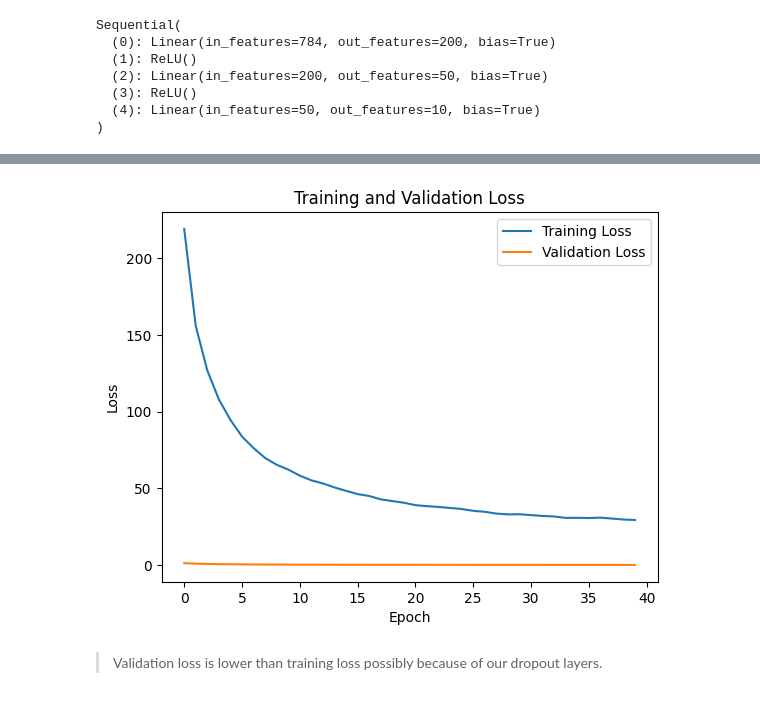
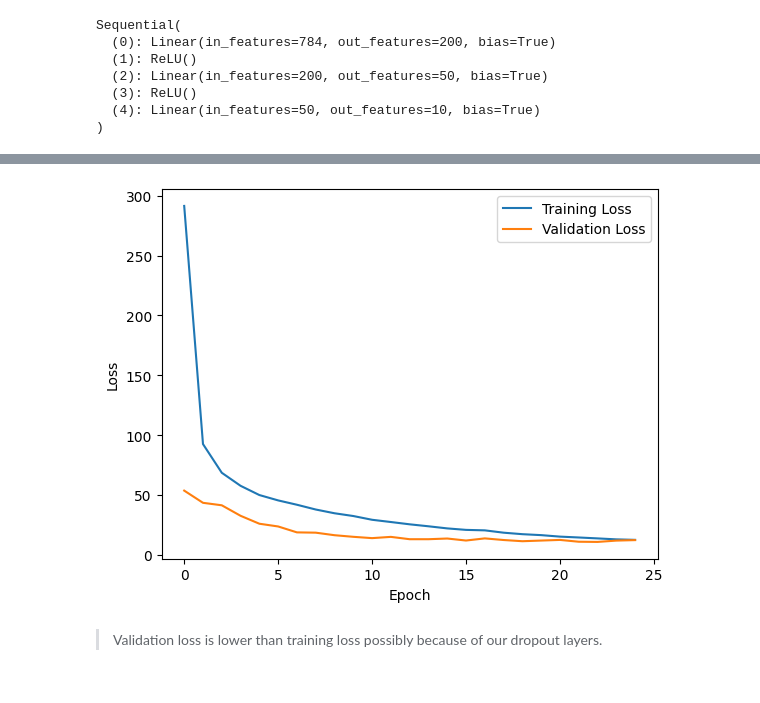
Before and after one commit to clem21chan/MNIST_Digit_Recognizer, a Jupyter notebook: Notebooks/MNIST_PyTorch.ipynb, the cells around one changed output, grey strips where cells are left out. Saved outputs shown, nothing was run; the diff lists cells and outputs as text; code cells hidden in the pictures.

```diff
--- a/Notebooks/MNIST_PyTorch.ipynb
+++ b/Notebooks/MNIST_PyTorch.ipynb
@@ -88,5 +89,5 @@ ss = StandardScaler()
 X_train = ss.fit_transform(X_train)
 
 # ONLY transform X_val
-X_val = ss.transform(X_val)
+X_test = ss.transform(X_val)
 # %% [markdown]
@@ -160,4 +164,5 @@ Now let's implement our PyTorch model through object oriented programming. We ma
 # %%
+#source from BrainStation
 class SimpleNN(nn.Module):
     """Basic multi-layer architecture."""
 
@@ -165,20 +170,26 @@ class SimpleNN(nn.Module):
         """Define the main components of the network"""
         super(SimpleNN, self).__init__()
 
+#         self.layer_1 = nn.Linear(784, 100) # transition from input into hidden layer
+#         self.activation_1 = nn.ReLU()   # Activation function
+#         self.layer_2 = nn.Linear(100, 10)  # transition from hidden layer into output
+
         self.neural_net = nn.Sequential(
-            nn.Linear(784, 256),
-            nn.BatchNorm1d(256),
+            nn.Linear(784, 300),
             nn.ReLU(),
-            nn.Dropout(p=0.5),
-            nn.Linear(256, 64),
-            nn.BatchNorm1d(64),
+            nn.Dropout(p=0.2),
+            nn.Linear(300, 100),
             nn.ReLU(),
-            nn.Dropout(p=0.5),
-            nn.Linear(64, 10)
+            nn.Dropout(p=0.2),
+            nn.Linear(100, 10)
             )
 
     def forward(self, x):
         """Perform forward pass."""
+
+        # pass through the layers
+#         hidden_1 = self.activation_1(self.layer_1(x))
+#         output = self.layer_2(hidden_1)
 
         output = self.neural_net(x)
 
@@ -202,7 +213,7 @@ class SimpleNN(nn.Module):
         return hard_class_predictions
 # %%
 ####### Setting batch size #######
-batch_size = 256
+batch_size = 128
 
 # Shuffle training set
 training_loader = DataLoader(TensorDataset(X_train, y_train), batch_size=batch_size, shuffle=True)
@@ -218,4 +229,4 @@ lr = 0.0001
 NN_model = SimpleNN()
 
 cross_entropy_loss = nn.CrossEntropyLoss() # this includes the softmax
-optimizer = torch.optim.Adam(NN_model.parameters(), lr=lr, weight_decay=0.01)
+optimizer = torch.optim.Adam(NN_model.parameters(), lr=lr)
@@ -323,13 +353,12 @@ Accuracy score on test set: 96.2%
 # %%
 plt.figure()
 plt.plot(total_train_loss, label="Training Loss")
 plt.plot(total_val_loss, label="Validation Loss")
-plt.title("Training and Validation Loss")
 plt.xlabel("Epoch")
 plt.ylabel("Loss")
 plt.legend()
 plt.show()
 # %% [output]
-[figure, old version]
+[figure, new version]
 # %% [markdown]
 > Validation loss is lower than training loss possibly because of our dropout layers.
```
Also changed, not shown: parts of 10 cells of this notebook.
